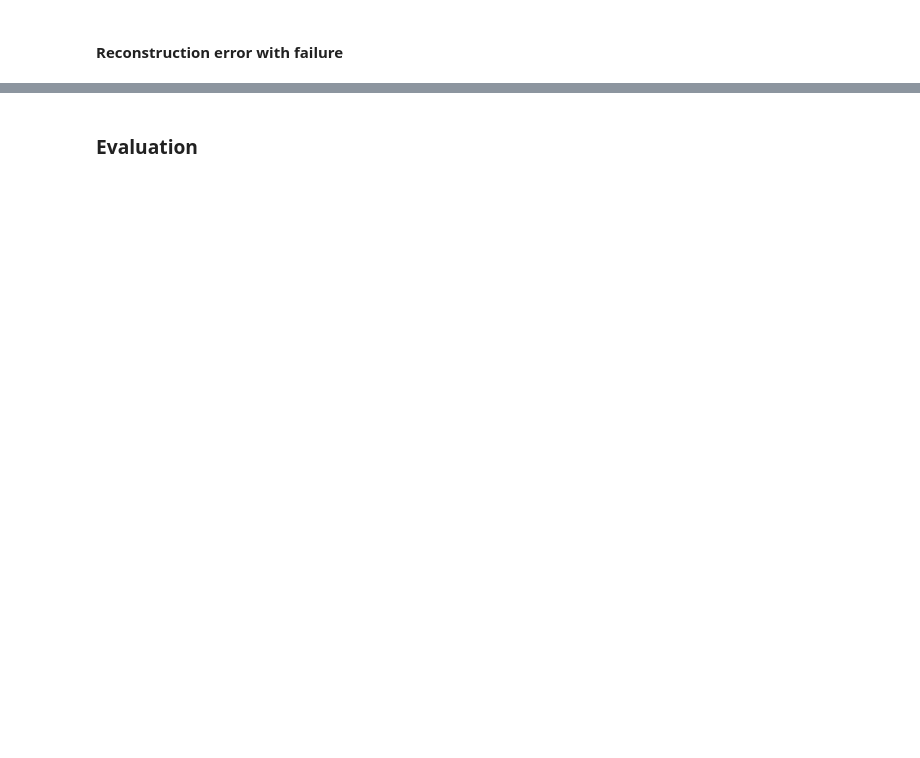
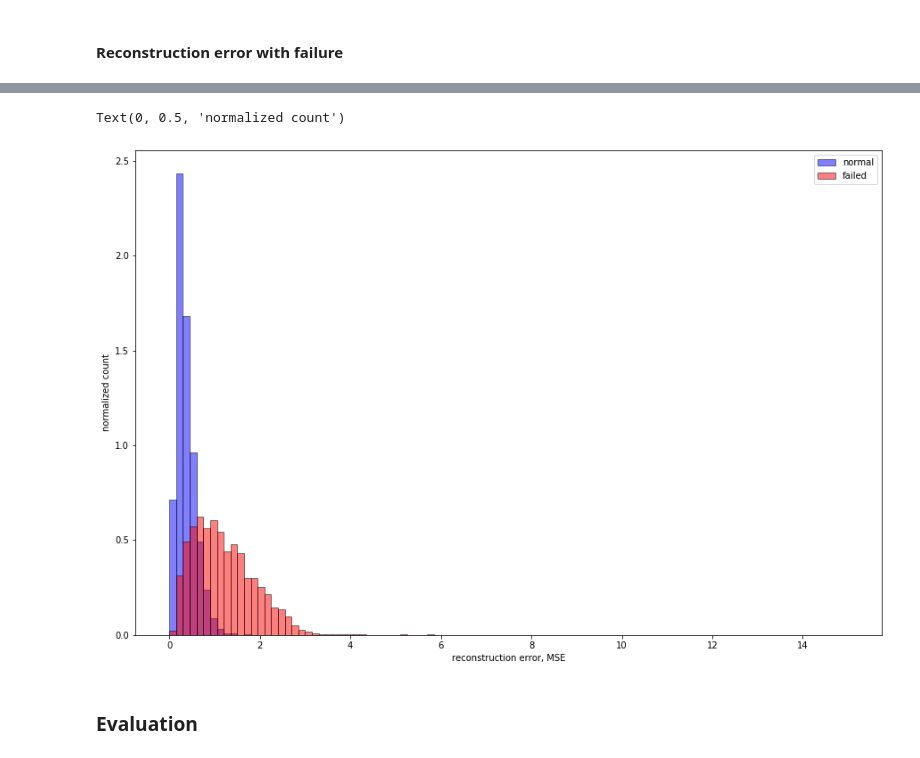
Before and after one commit to sengstacken/aws_machine_learning, a Jupyter notebook: immersion_day_labs/turbofan_anomaly_detection_autoencoder/TurbofanRUL_AutoEncoder.ipynb, the cells around one changed output, grey strips where cells are left out. Cells and saved outputs as stored; diff of their text form; code cells hidden in the pictures; blank space fills up the shorter version.

```diff
--- a/immersion_day_labs/turbofan_anomaly_detection_autoencoder/TurbofanRUL_AutoEncoder.ipynb
+++ b/immersion_day_labs/turbofan_anomaly_detection_autoencoder/TurbofanRUL_AutoEncoder.ipynb
@@ -74,8 +76,3 @@ tf.random.set_seed(RANDOM_SEED)
-# %%
-import sagemaker
-
-sess = sagemaker.Session()
-role = sagemaker.get_execution_role()
 # %% [markdown]
 # Data
 
@@ -244,2 +408,5 @@ scaler = StandardScaler()
+# %%
+scaler = MinMaxScaler()
+scaler = RobustScaler()
 # %%
 scaler.fit(train_x)
@@ -456,12 +746,14 @@ val_df = pd.concat([error_df_val,error_df_val_fail],ignore_index=True,axis=0)
 # %%
 fig = plt.figure(figsize=(15,10))
 ax = fig.add_subplot(111)
-_ = ax.hist(val_df[val_df['true_class']==0]['reconstruction_error'].values, bins=20,density=True,color='blue',edgecolor='black',alpha=0.5,label='normal')
-_ = ax.hist(val_df[val_df['true_class']==1]['reconstruction_error'], bins=50,density=True,color='red',edgecolor='black',alpha=0.5,label='failed')
+_ = ax.hist(val_df[val_df['true_class']==0]['reconstruction_error'].values, bins=100, range=(0,15),density=True,color='blue',edgecolor='black',alpha=0.5,label='normal')
+_ = ax.hist(val_df[val_df['true_class']==1]['reconstruction_error'], bins=100, range=(0,15),density=True,color='red',edgecolor='black',alpha=0.5,label='failed')
 plt.legend()
 plt.xlabel('reconstruction error, MSE')
 plt.ylabel('normalized count')
-#plt.ylim((0,50))
+# %% [output]
+Text(0, 0.5, 'normalized count')
+[figure, added]
 # %% [markdown]
 ### Evaluation
 # %%
```
Also changed, not shown: parts of 77 cells of this notebook, 7 other files.
